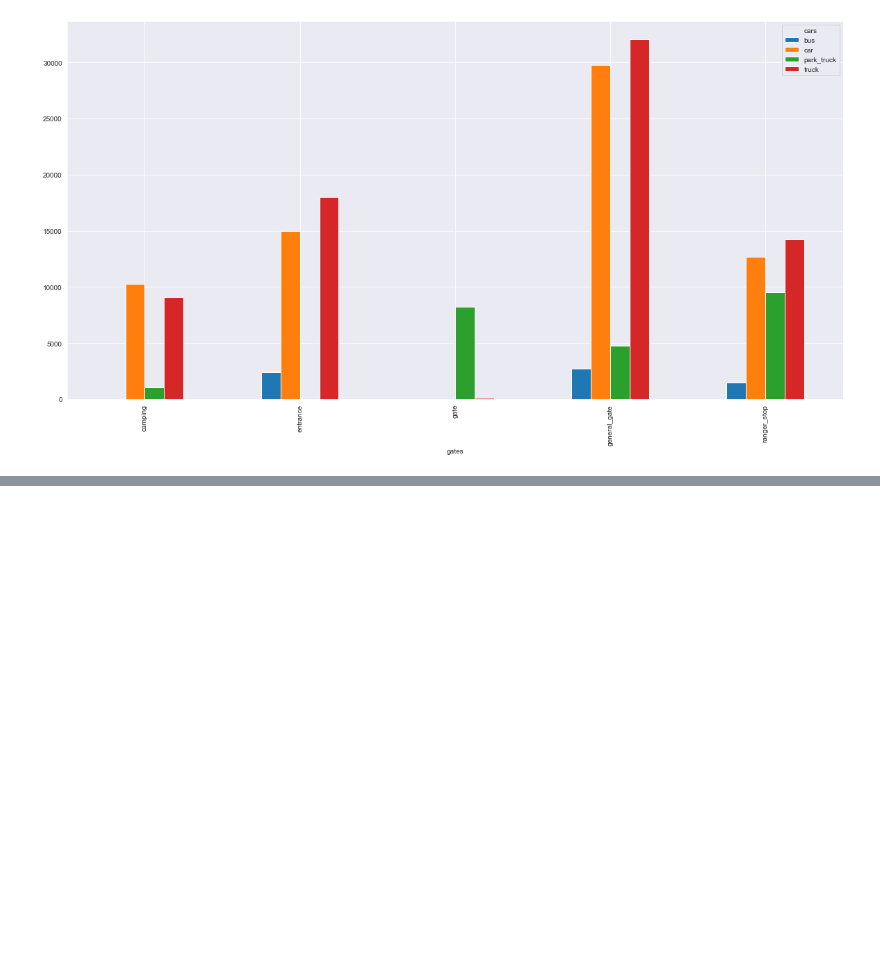
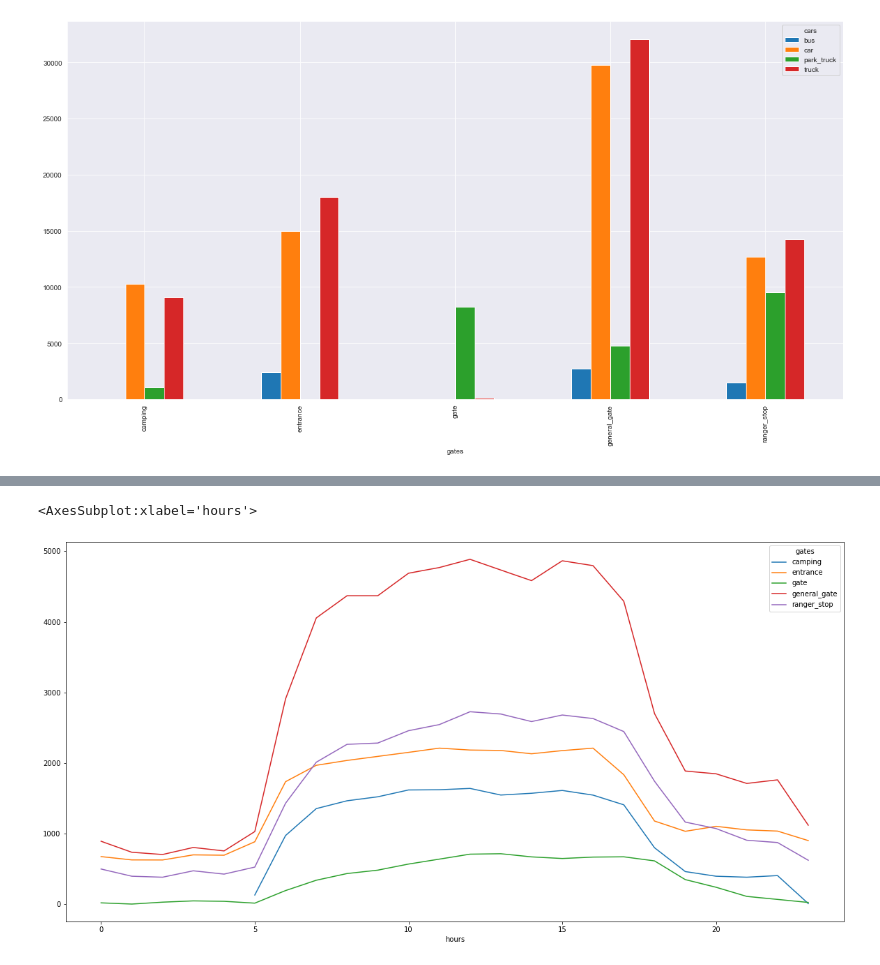
Before and after one commit to dollberk/Patterns_of_Life_Capstone, a Jupyter notebook: Capstone_Final.ipynb, the cells around one changed output, grey strips where cells are left out. Cells and saved outputs as stored; diff of their text form; code cells hidden in the pictures; blank space fills up the shorter version.

```diff
--- a/Capstone_Final.ipynb
+++ b/Capstone_Final.ipynb
@@ -657,0 +667,6 @@ Name: car-id, dtype: object
+# %%
+r = data.groupby(['hours','gates']).size()
+r.unstack().plot(legend=True)
+# %% [output]
+<AxesSubplot:xlabel='hours'>
+[figure, added]
```
Also changed, not shown: parts of 3 cells of this notebook.
